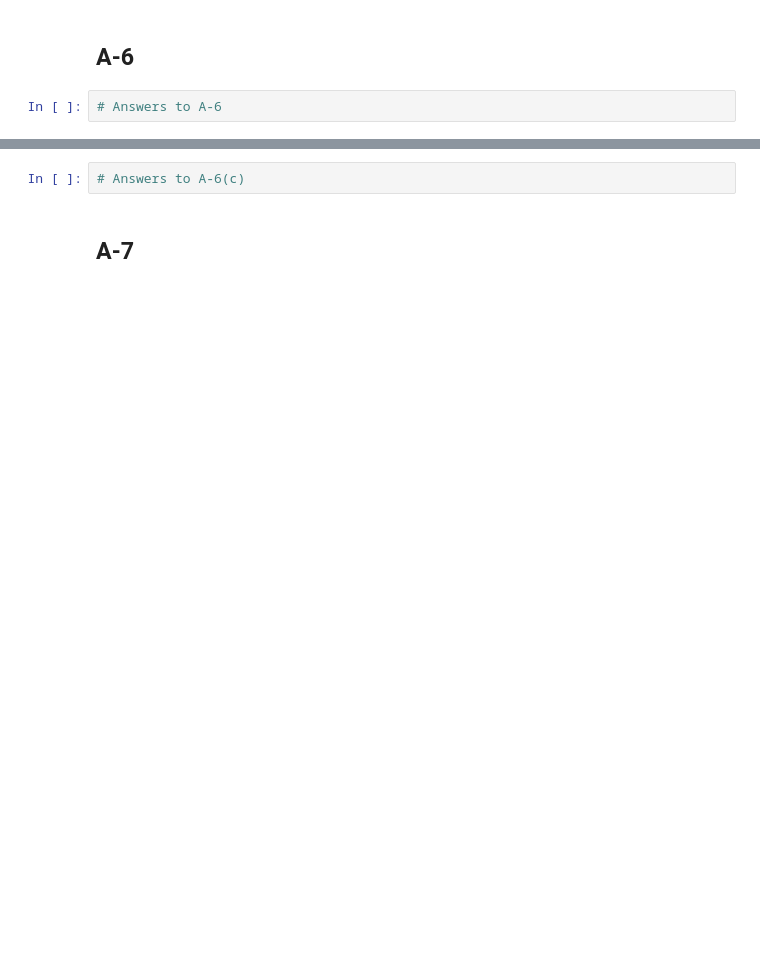
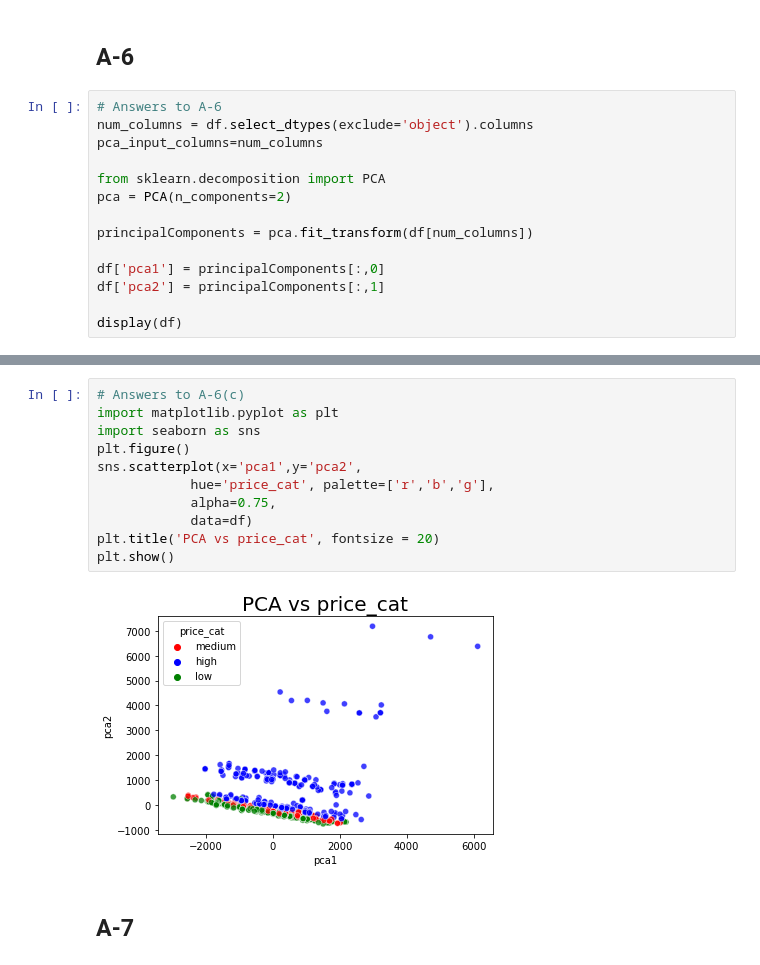
Before and after one commit to ABDULMOHSEEN-AlAli/ISE291_Project, a Jupyter notebook: Homework_3/Template HW-03.ipynb, the cells around one changed output, grey strips where cells are left out. Saved outputs shown, nothing was run; the diff lists cells and outputs as text; blank space fills up the shorter version.

```diff
--- a/Homework_3/Template HW-03.ipynb
+++ b/Homework_3/Template HW-03.ipynb
@@ -146,3 +155,15 @@ plt.show()
 ## A-6
 # %%
 # Answers to A-6
+num_columns = df.select_dtypes(exclude='object').columns
+pca_input_columns=num_columns
+
+from sklearn.decomposition import PCA
+pca = PCA(n_components=2)
+
+principalComponents = pca.fit_transform(df[num_columns])
+
+df['pca1'] = principalComponents[:,0]
+df['pca2'] = principalComponents[:,1]
+
+display(df)
@@ -153,5 +217,16 @@ plt.show()
 # %%
 # Answers to A-6(c)
+import matplotlib.pyplot as plt
+import seaborn as sns
+plt.figure()
+sns.scatterplot(x='pca1',y='pca2',
+            hue='price_cat', palette=['r','b','g'],
+            alpha=0.75,
+            data=df)
+plt.title('PCA vs price_cat', fontsize = 20)
+plt.show()
+# %% [output]
+[figure, added]
 # %% [markdown]
 ## A-7
 # %%
```
Also changed, not shown: parts of 11 cells of this notebook.
